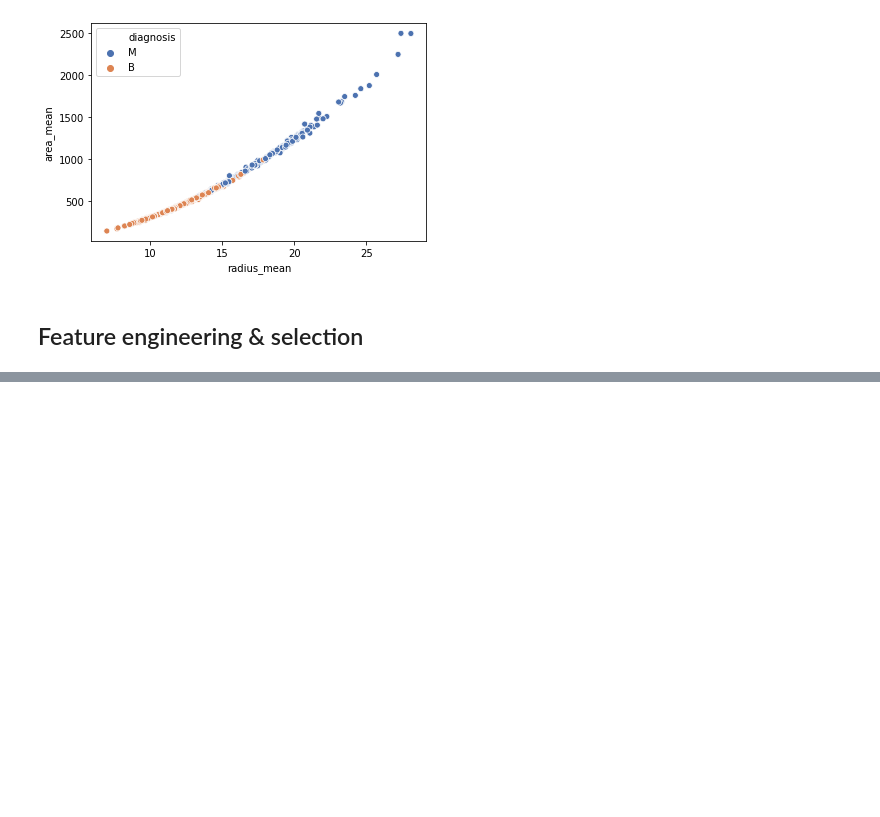
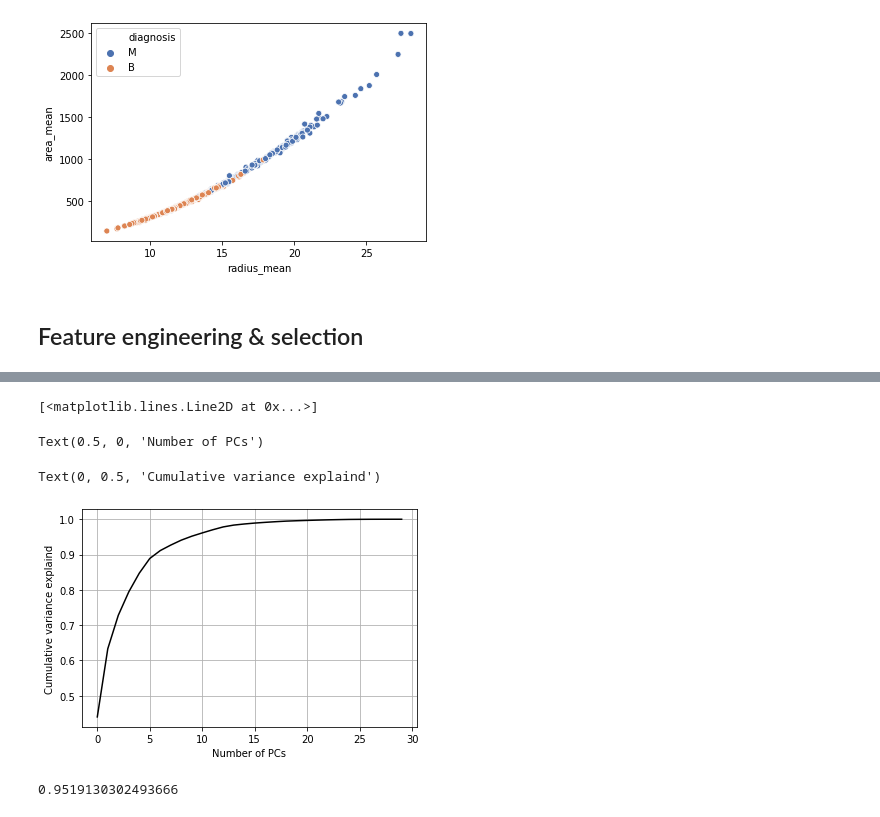
Before and after one commit to yoonichung/BreastCancerPrediction, a Jupyter notebook: BreastCancerPrediction_YC.ipynb, the cells around one changed output, grey strips where cells are left out. Cells and saved outputs as stored; diff of their text form; code cells hidden in the pictures; blank space fills up the shorter version.

```diff
--- a/BreastCancerPrediction_YC.ipynb
+++ b/BreastCancerPrediction_YC.ipynb
@@ -174,0 +201,16 @@ y = df['diagnosis']
+# %%
+# To decide on the number of PCs - scree plot
+var_cum = np.cumsum(var_explained)
+plt.plot(var_cum, color='black')
+plt.xlabel('Number of PCs')
+plt.ylabel('Cumulative variance explaind')
+plt.grid()
+# %% [output]
+[<matplotlib.lines.Line2D at 0x...>]
+Text(0.5, 0, 'Number of PCs')
+Text(0, 0.5, 'Cumulative variance explaind')
+[figure, added]
+# %%
+var_cum[9]
+# %% [output]
+0.9519130302493666
```
Also changed, not shown: parts of 23 cells of this notebook.
